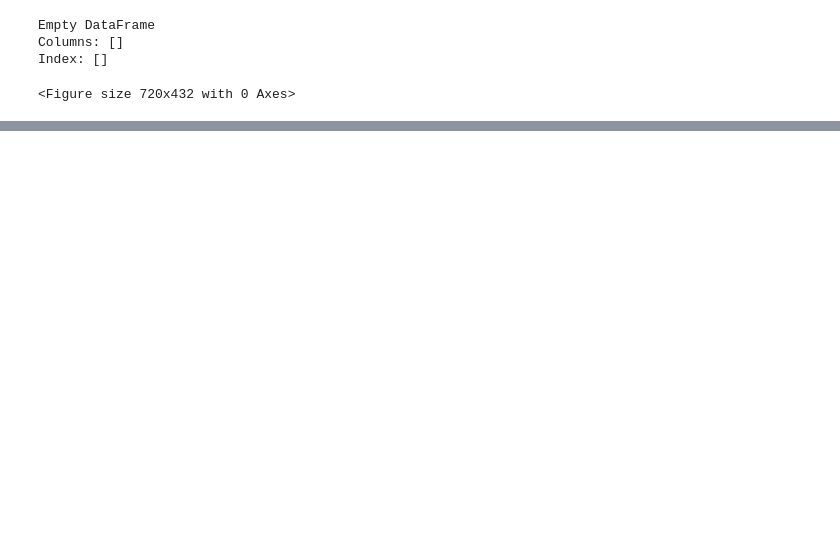
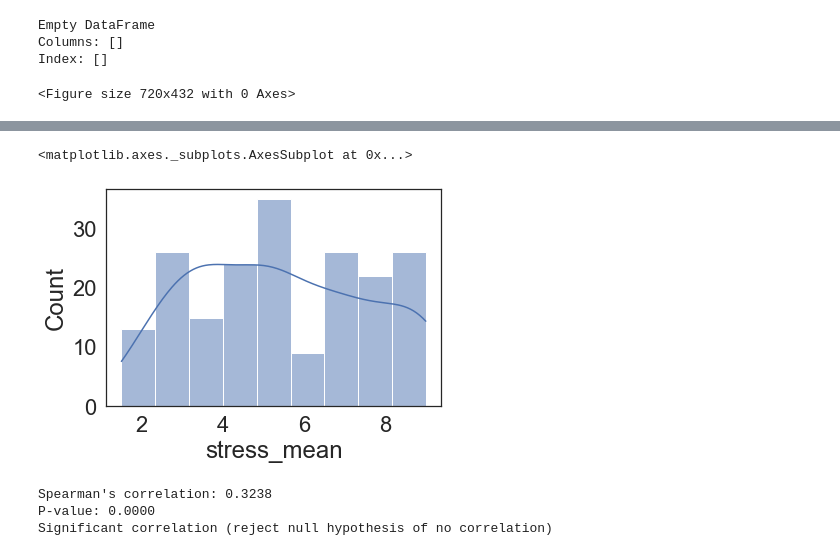
Before and after one commit to fareri-lab/WTP_Rejection_Choice_Pub, a Jupyter notebook: t_test_analyses.ipynb, the cells around one changed output, grey strips where cells are left out. Saved outputs shown, nothing was run; the diff lists cells and outputs as text; code cells hidden in the pictures; blank space fills up the shorter version.

```diff
--- a/t_test_analyses.ipynb
+++ b/t_test_analyses.ipynb
@@ -743,0 +774,25 @@ Name: prop_nonsocial, dtype: float64
+# %%
+sns.histplot(data= shortformdata['stress_mean'], kde=True)
+# %% [output]
+<matplotlib.axes._subplots.AxesSubplot at 0x...>
+[figure, added]
+# %%
+from scipy.stats import spearmanr
+
+
+# Compute Spearman's rank correlation
+corr, p_value = spearmanr(shortformdata['salience_mean'], shortformdata['stress_mean'])
+
+# Display results
+print(f"Spearman's correlation: {corr:.4f}")
+print(f"P-value: {p_value:.4f}")
+
+# Interpretation
+if p_value < 0.05:
+    print("Significant correlation (reject null hypothesis of no correlation)")
+else:
+    print("No significant correlation (fail to reject null hypothesis)")
+# %% [output]
+Spearman's correlation: 0.3238
+P-value: 0.0000
+Significant correlation (reject null hypothesis of no correlation)
```
Also changed, not shown: parts of 31 cells of this notebook, 12 other files.
